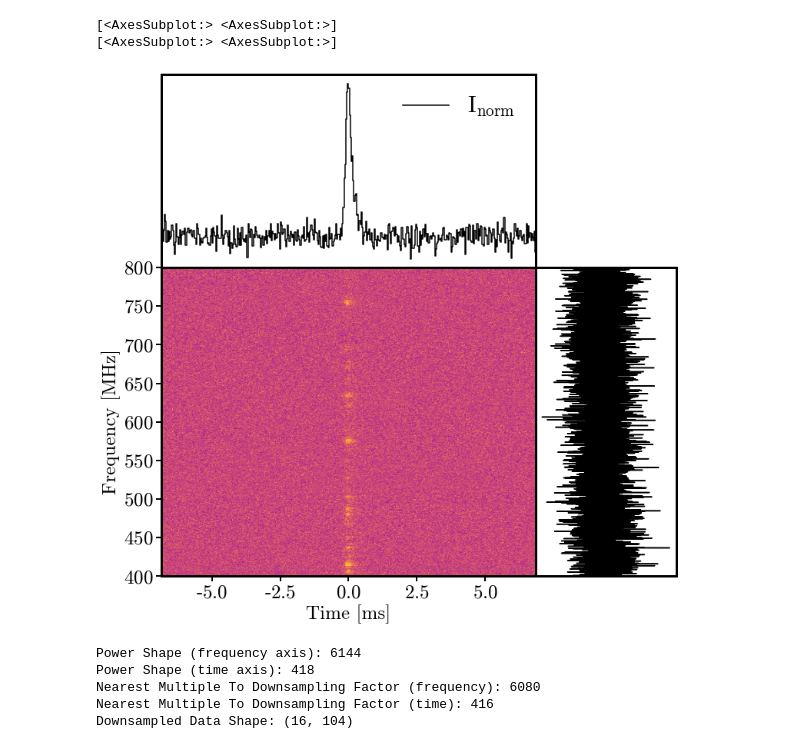
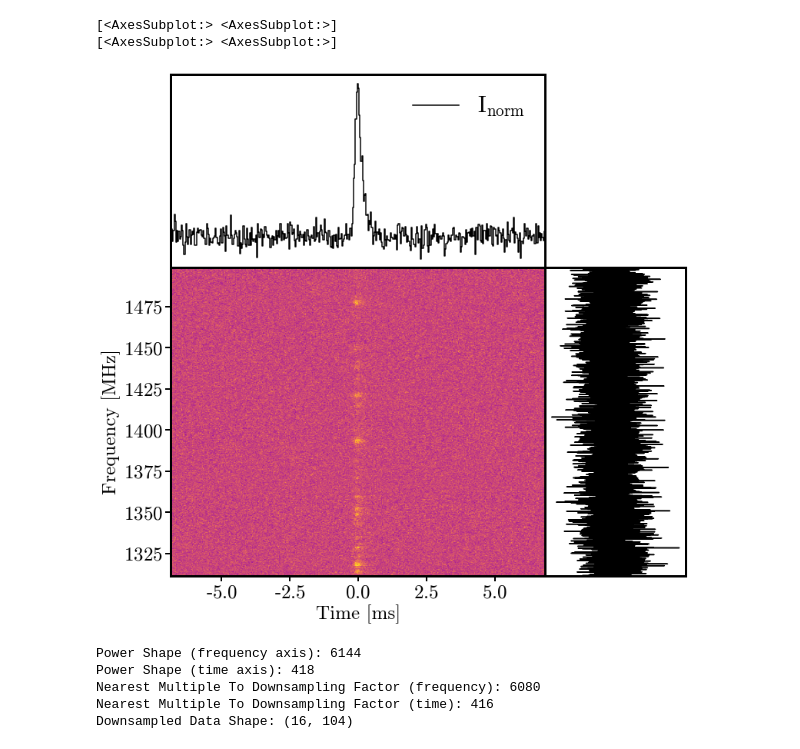
Before and after one commit to dsa110/dsa110-scat, a Jupyter notebook: scint_chromatica.ipynb, the cells around one changed output. Drawn from its saved outputs; the diff is of its cells as text; code cells hidden in the pictures.

```diff
--- a/scint_chromatica.ipynb
+++ b/scint_chromatica.ipynb
@@ -53,7 +53,7 @@ intensity = np.roll(intensity, timeshift, axis = 1)
 intensity_norm = intensity / np.nanmax(intensity)
 spectrum = np.nansum(intensity, axis = 1)
 spectrum_norm = spectrum / np.nanmax(spectrum)
-freqsamples = np.linspace(400, 800, intensity.shape[0])
+freqsamples = np.linspace(1311.25, 1498.75, intensity.shape[0])
 timeseries = np.nansum(intensity, axis = 0)
 timeseries_norm = timeseries / np.nanmax(timeseries)
 
@@ -93,36 +93,36 @@ axes[0, 0].set_xlim(timesamples_mod[0], timesamples_mod[-1])
 axes[0, 0].legend(loc = 'upper right', fontsize = 30, frameon = False)
 
 mean = np.nanmean(intensity_norm)
 std = np.nanstd(intensity_norm)
-axes[1, 0].imshow(intensity_norm, vmin = mean - 2*std, vmax = mean + 2*std, extent = [timesamples_mod[0], timesamples_mod[-1], 400, 800], cmap = 'plasma', aspect = 'auto')
+axes[1, 0].imshow(intensity_norm, vmin = mean - 2*std, vmax = mean + 2*std, extent = [timesamples_mod[0], timesamples_mod[-1], freqsamples[0], freqsamples[-1]], cmap = 'plasma', aspect = 'auto')
 axes[1, 0].set_ylabel('Frequency [MHz]')
 axes[1, 0].set_xlabel('Time [ms]')
 axes[1, 0].tick_params(which='both', width=2)
 axes[1, 0].tick_params(which='major', length=7)
 axes[1, 0].tick_params(which='minor', length=5)
 axes[1, 0].tick_params(which='minor', axis = 'y', length=5)
 
 axes[0, 1].axis('off')
 axes[0, 1].set_visible(False)
 
 axes[1, 1].step(np.flip(spectrum_norm), freqsamples, where='pre', c = 'k', alpha = 1, label = 'I$_{\mathrm{norm}}$')
 axes[1, 1].tick_params(axis='y',
         which='both',
         left=False,
         right=False,
         labelleft=False,
         width=2)
 axes[1, 1].set_xticks([])
-axes[1, 1].set_ylim(400, 800)
+axes[1, 1].set_ylim(freqsamples[0], freqsamples[-1])
 #axes[2].legend(loc = 'upper right', fontsize = 30, frameon = False)
 
 #axes[1].set_xlim(40, 150)
 plt.subplots_adjust(hspace=0)
 plt.subplots_adjust(wspace=0)
 # %% [output]
 [<AxesSubplot:> <AxesSubplot:>]
 [<AxesSubplot:> <AxesSubplot:>]
-[figure, old version]
+[figure, new version]
 # %%
 f_factor = 380
 t_factor = 4
```
Also changed, not shown: parts of 4 cells of this notebook, 2 other files.
